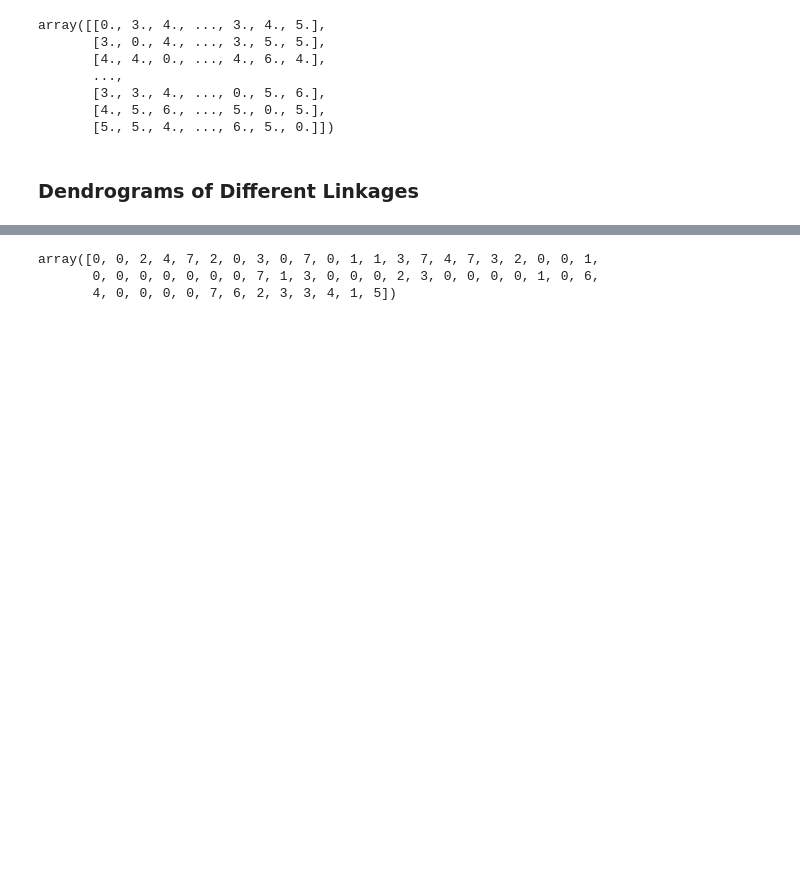
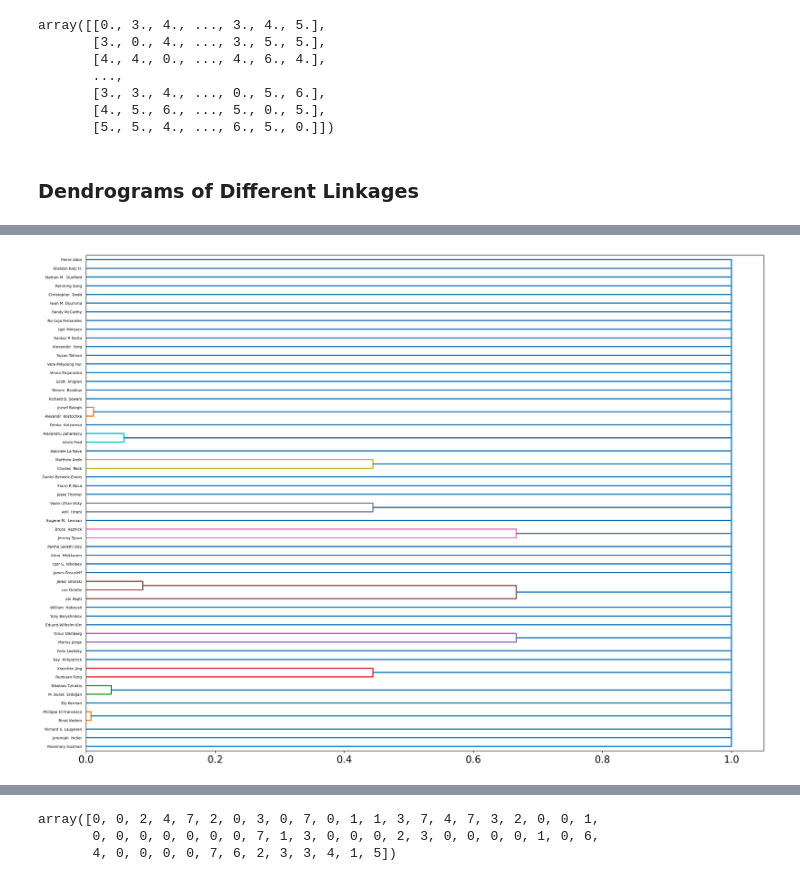
Before and after one commit to CoulsonZhang/Deep_Structure, a Jupyter notebook: Clustering/hierachical.ipynb, the cells around one changed output, grey strips where cells are left out. Cells and saved outputs as stored; diff of their text form; code cells hidden in the pictures; blank space fills up the shorter version.

```diff
--- a/Clustering/hierachical.ipynb
+++ b/Clustering/hierachical.ipynb
@@ -137,0 +181,24 @@ for i, merge in enumerate(cl.children_):
+# %%
+# Complete
+cl = AgglomerativeClustering(distance_threshold=0, n_clusters=None, affinity='precomputed',
+                             compute_full_tree=True, linkage='complete', compute_distances=True)
+cl.fit(distance_joint)
+n_samples = len(cl.labels_)
+counts = np.zeros(cl.children_.shape[0])
+plt.figure(figsize=(20, 15), dpi=300)
+for i, merge in enumerate(cl.children_):
+    current_count = 0
+    for child_idx in merge:
+        if child_idx < n_samples:
+            current_count += 1  # leaf node
+        else:
+            current_count += counts[child_idx - n_samples]
+    counts[i] = current_count
+
+    linkage_matrix = np.column_stack(
+        [cl.children_, cl.distances_, counts]
+    ).astype(float)
+    dendrogram(linkage_matrix, **kwarg)
+    pass
+# %% [output]
+[figure, added]
```
Also changed, not shown: parts of 15 cells of this notebook.
